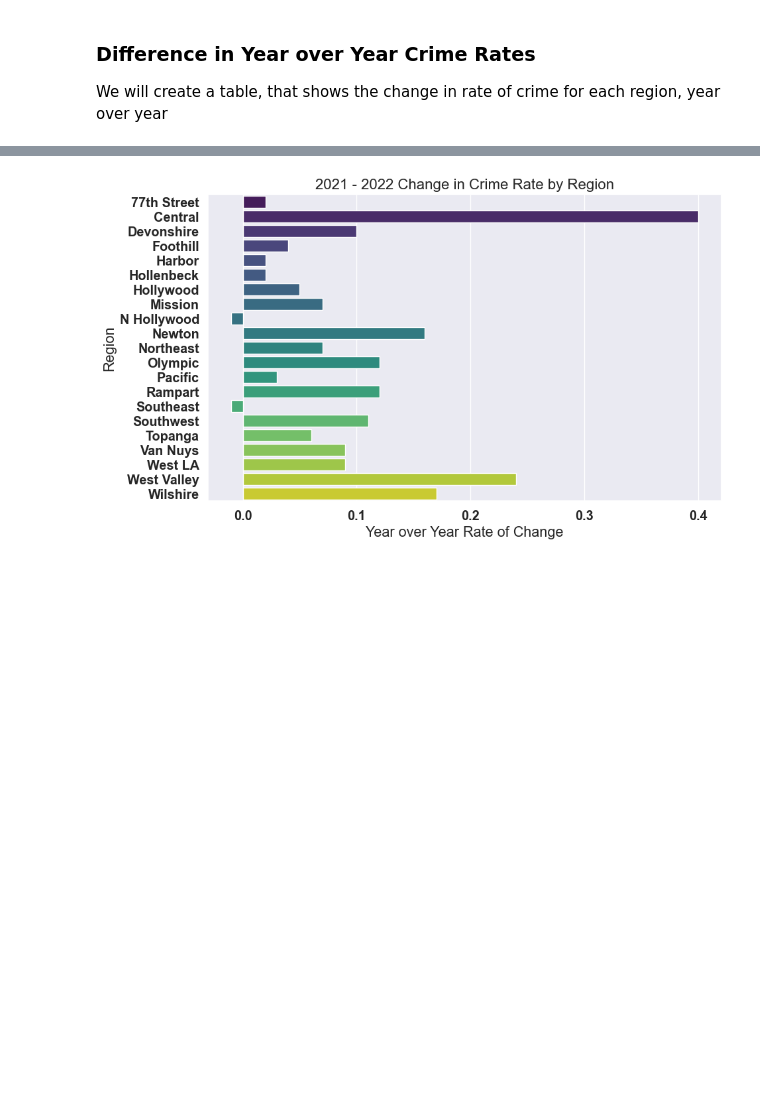
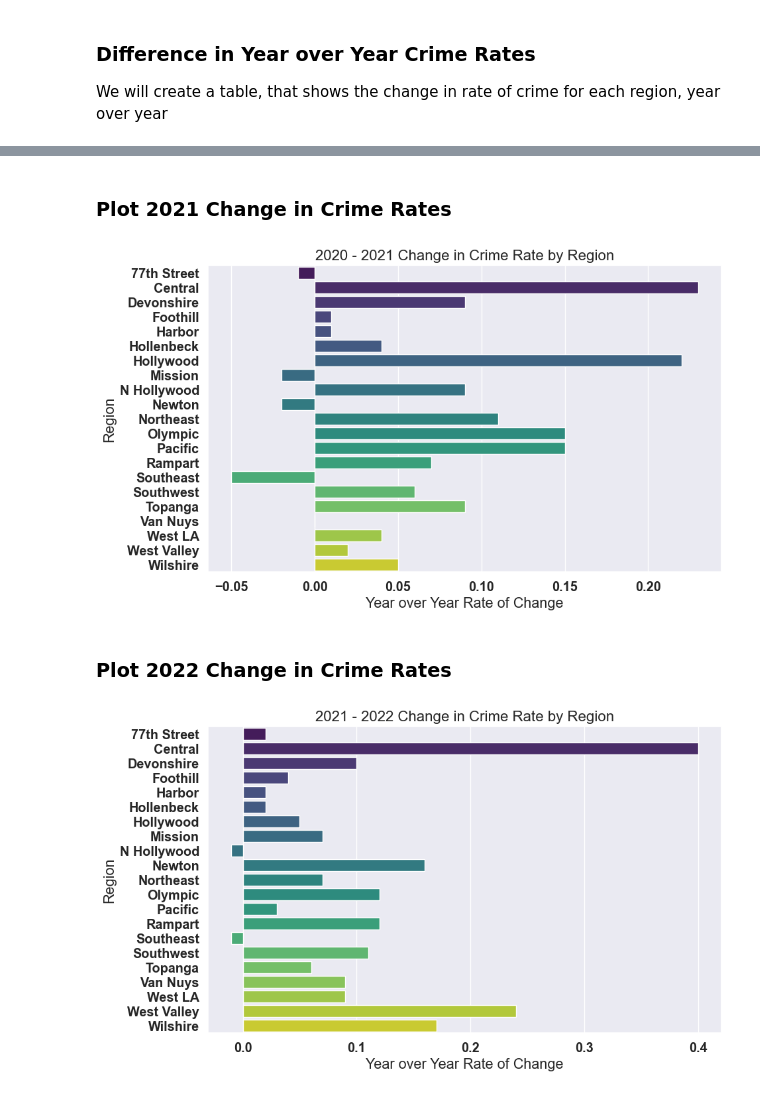
Before and after one commit to DanHerman212/los_angeles_crime, a Jupyter notebook: notebooks/1_exploratory_analysis.ipynb, the cells around one changed output, grey strips where cells are left out. Drawn from its saved outputs; the diff is of its cells as text; code cells hidden in the pictures; blank space fills up the shorter version.

```diff
--- a/notebooks/1_exploratory_analysis.ipynb
+++ b/notebooks/1_exploratory_analysis.ipynb
@@ -177,6 +182,19 @@ rate.sort_values(by=2021, ascending=False)
 | 9 | Newton | -0.02 | 0.16 | 0.07 |
 | 7 | Mission | -0.02 | 0.07 | -0.02 |
 | 14 | Southeast | -0.05 | -0.01 | 0.02 |
+# %% [markdown]
+### Plot 2021 Change in Crime Rates
+# %%
+fig, ax = plt.subplots(figsize=(10, 6))
+sns.barplot(x=2021, y='AREANAME', hue='AREANAME', data=rate, ax=ax, palette='viridis')
+plt.title('2020 - 2021 Change in Crime Rate by Region', fontsize=16)
+plt.xlabel('Year over Year Rate of Change')
+plt.ylabel('Region')
+plt.show()
+# %% [output]
+[figure, added]
+# %% [markdown]
+### Plot 2022 Change in Crime Rates
 # %%
 fig, ax = plt.subplots(figsize=(10, 6))
 sns.barplot(x=2022, y='AREANAME', hue='AREANAME', data=rate, ax=ax, palette='viridis')
```
Also changed, not shown: parts of 3 cells of this notebook.
